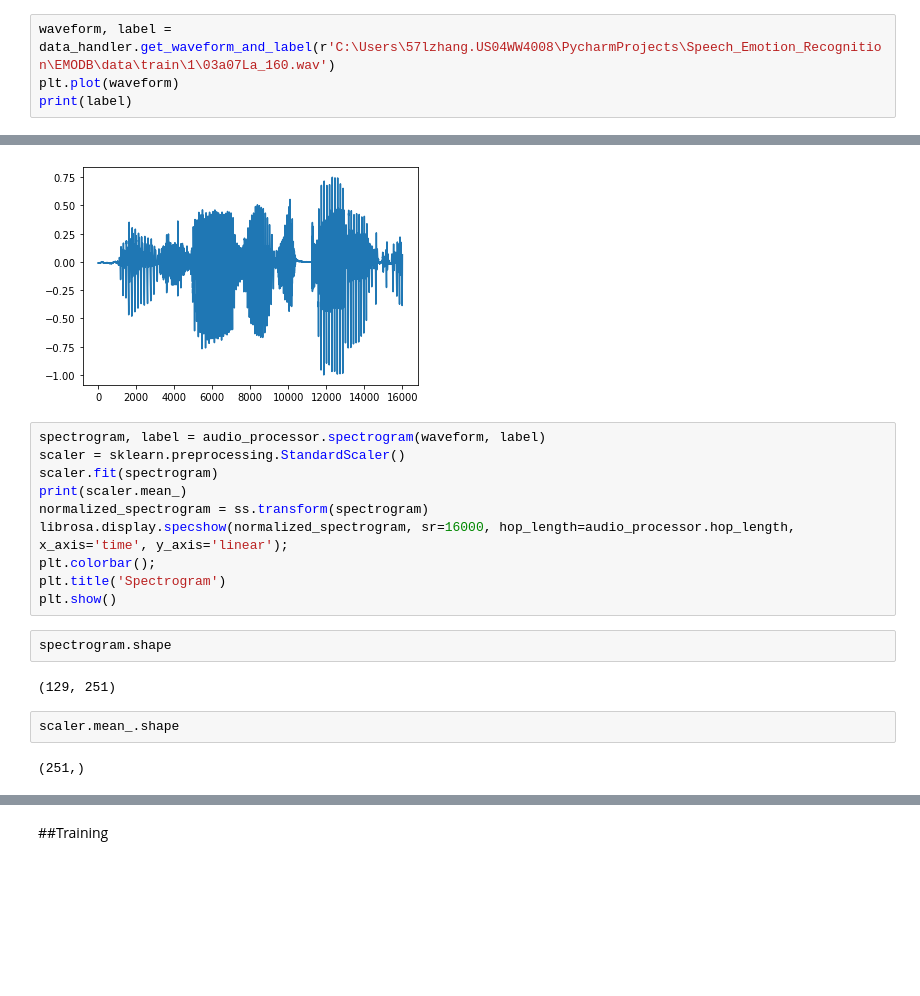
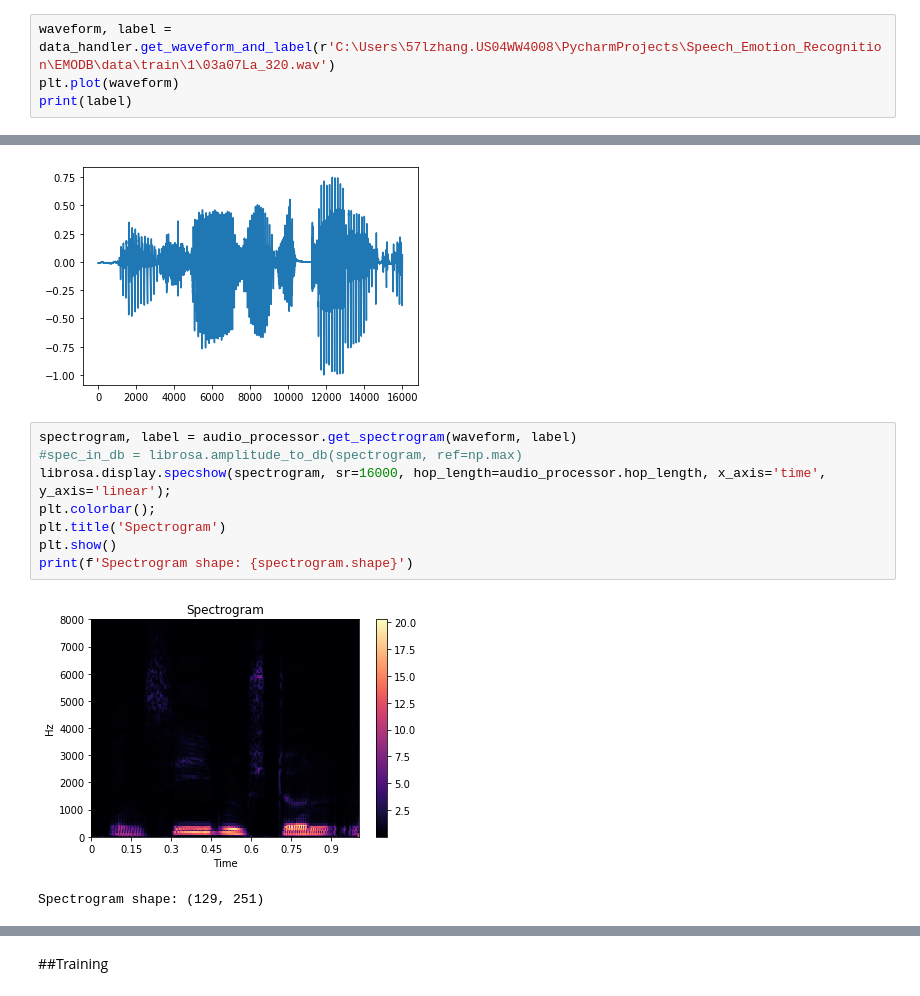
Before and after one commit to supertime1/Speech_Emotion_Recognition, a Jupyter notebook: SER.ipynb, the cells around one changed output, grey strips where cells are left out. Cells and saved outputs as stored; diff of their text form; blank space fills up the shorter version.

```diff
--- a/SER.ipynb
+++ b/SER.ipynb
@@ -569,28 +569,21 @@ audio_processor = AudioProcessor(sample_freq, slice_span, overlap_ratio, n_mels,
 # %% [markdown]
 Check spectrogram and mel-spectrogram
 # %%
-waveform, label = data_handler.get_waveform_and_label(r'C:\Users\57lzhang.US04WW4008\PycharmProjects\Speech_Emotion_Recognition\EMODB\data\train\1\03a07La_160.wav')
+waveform, label = data_handler.get_waveform_and_label(r'C:\Users\57lzhang.US04WW4008\PycharmProjects\Speech_Emotion_Recognition\EMODB\data\train\1\03a07La_320.wav')
 plt.plot(waveform)
 print(label)
 # %% [output]
 1
 [figure]
 # %%
-spectrogram, label = audio_processor.spectrogram(waveform, label)
-scaler = sklearn.preprocessing.StandardScaler()
-scaler.fit(spectrogram)
-print(scaler.mean_)
-normalized_spectrogram = ss.transform(spectrogram)
-librosa.display.specshow(normalized_spectrogram, sr=16000, hop_length=audio_processor.hop_length, x_axis='time', y_axis='linear');
+spectrogram, label = audio_processor.get_spectrogram(waveform, label)
+#spec_in_db = librosa.amplitude_to_db(spectrogram, ref=np.max)
+librosa.display.specshow(spectrogram, sr=16000, hop_length=audio_processor.hop_length, x_axis='time', y_axis='linear');
 plt.colorbar();
 plt.title('Spectrogram')
 plt.show()
+print(f'Spectrogram shape: {spectrogram.shape}')
+# %% [output]
+[figure, added]
+Spectrogram shape: (129, 251)
-# %%
-spectrogram.shape
-# %% [output]
-(129, 251)
-# %%
-scaler.mean_.shape
-# %% [output]
-(251,)
 # %%
```
Also changed, not shown: parts of 14 cells of this notebook.
